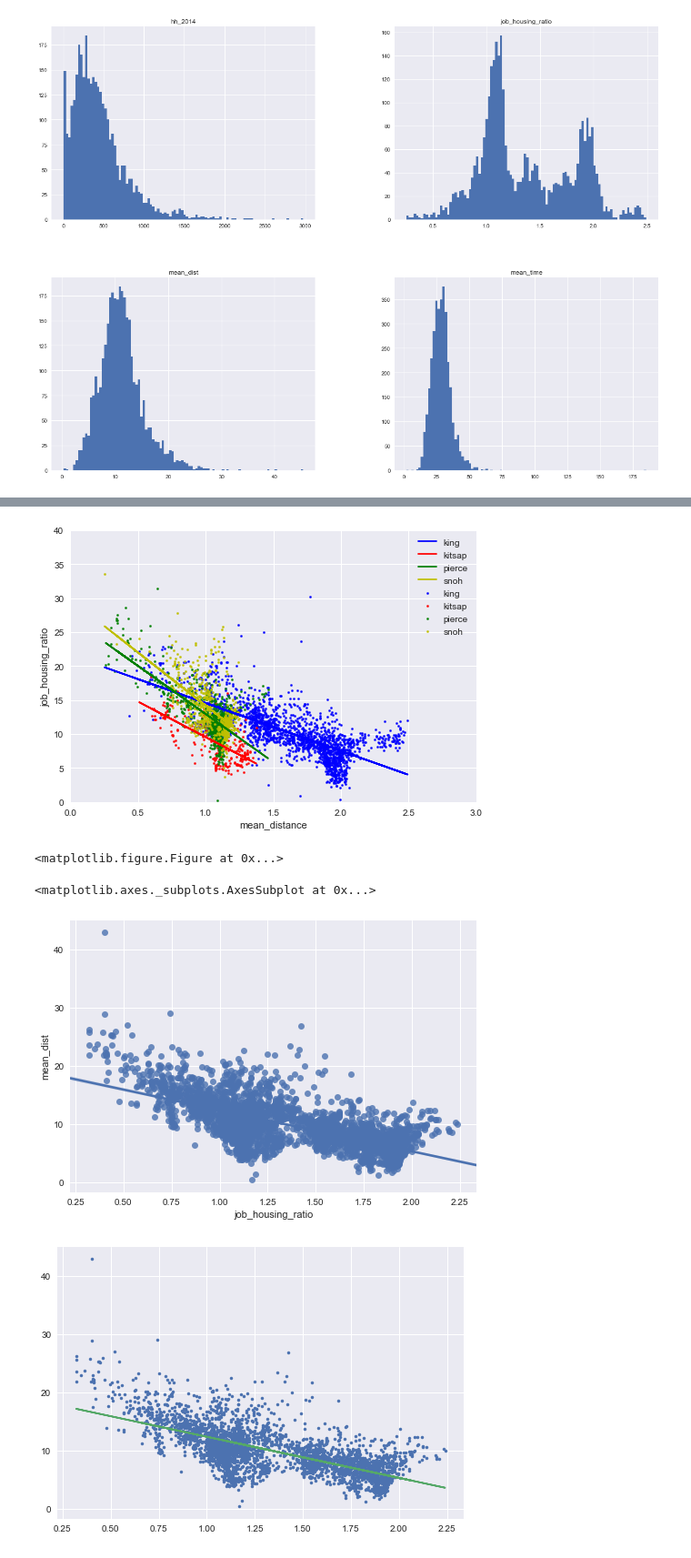
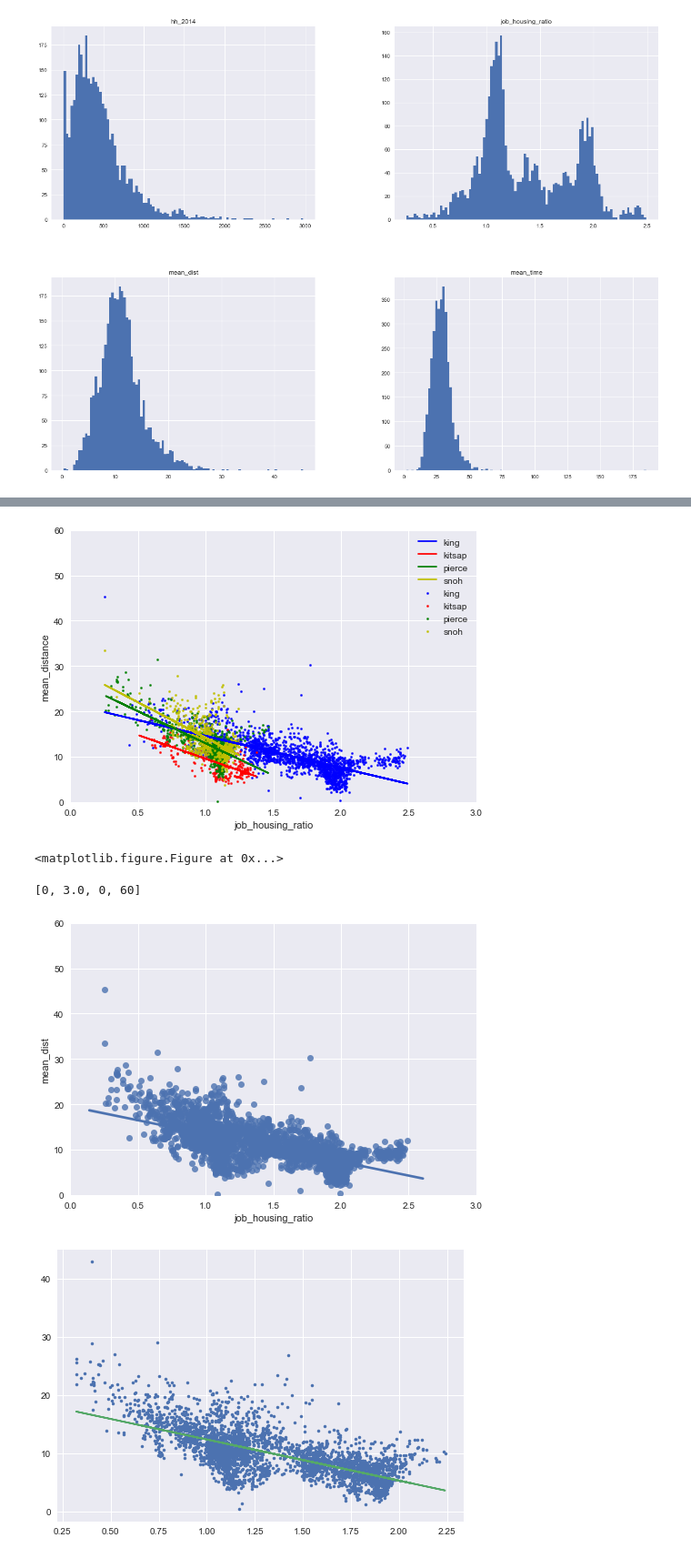
Before and after one commit to AngelaQYang/data_request, a Jupyter notebook: Job-Housing Bins Insights Viz.ipynb, the cells around one changed output, grey strips where cells are left out. Shown at 91% size. Saved outputs shown, nothing was run; the diff lists cells and outputs as text; code cells hidden in the pictures.

```diff
--- a/Job-Housing Bins Insights Viz.ipynb
+++ b/Job-Housing Bins Insights Viz.ipynb
@@ -81,4 +82,5 @@ plt.axis([0,2.5, 0, 60])
 # %%
+from numpy.polynomial.polynomial import polyfit
 king_df = taz_df[taz_df['county_id'] == 33]
 king_df_x = king_df['job_housing_ratio']
 king_df_y = king_df['mean_dist']
@@ -110,24 +112,25 @@ ax1.scatter(s_df_x,s_df_y, s=5, c='y', marker="o", label='snoh')
 b, m = polyfit(s_df_x, s_df_y, 1)
 plt.plot(s_df_x, b + m * s_df_x, '-', c = 'y', label = 'snoh')
 
-plt.xlabel("mean_distance")
-plt.ylabel("job_housing_ratio")
+plt.ylabel("mean_distance")
+plt.xlabel("job_housing_ratio")
 plt.legend(loc='upper right')
-plt.axis([0,3.0, 0, 40])
+plt.axis([0,3.0, 0, 60])
 plt.figure(figsize=(10,10))
 
 plt.show()
 # %% [output]
-[figure, old version]
+[figure, new version]
 <matplotlib.figure.Figure at 0x...>
 # %%
 import seaborn
 x_reg = taz_df['job_housing_ratio']
 y_reg = taz_df['mean_dist']
 seaborn.regplot(x_reg, y_reg)
+plt.axis([0,3.0, 0, 60])
 # %% [output]
-<matplotlib.axes._subplots.AxesSubplot at 0x...>
+[0, 3.0, 0, 60]
-[figure, old version]
+[figure, new version]
 # %%
 taz_df = taz_df.dropna()
 x_reg = taz_df['job_housing_ratio']
```
Also changed, not shown: parts of 5 cells of this notebook, 1 other file.
